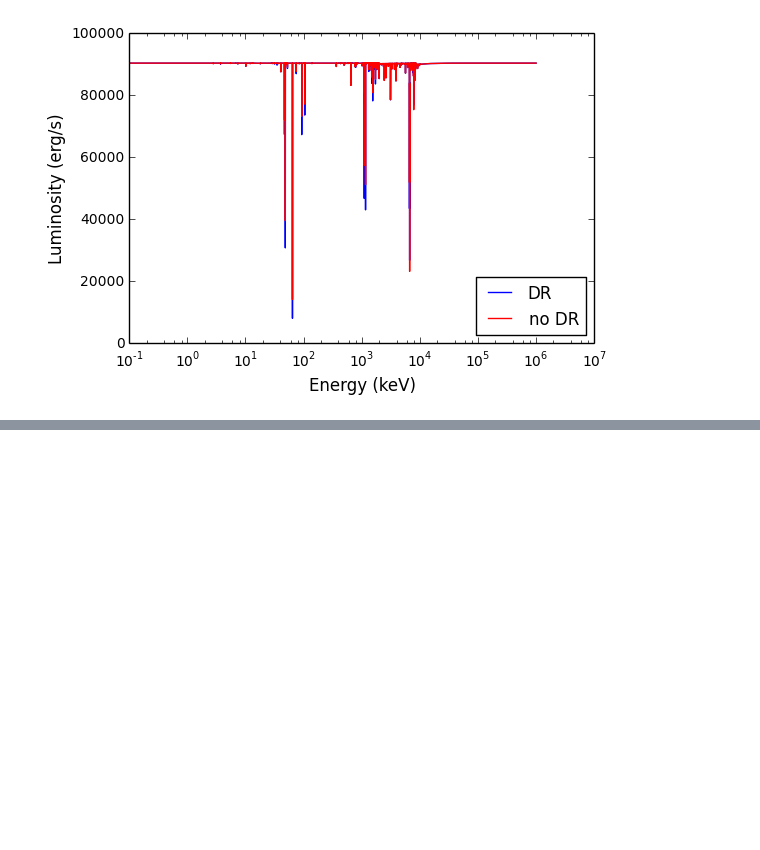
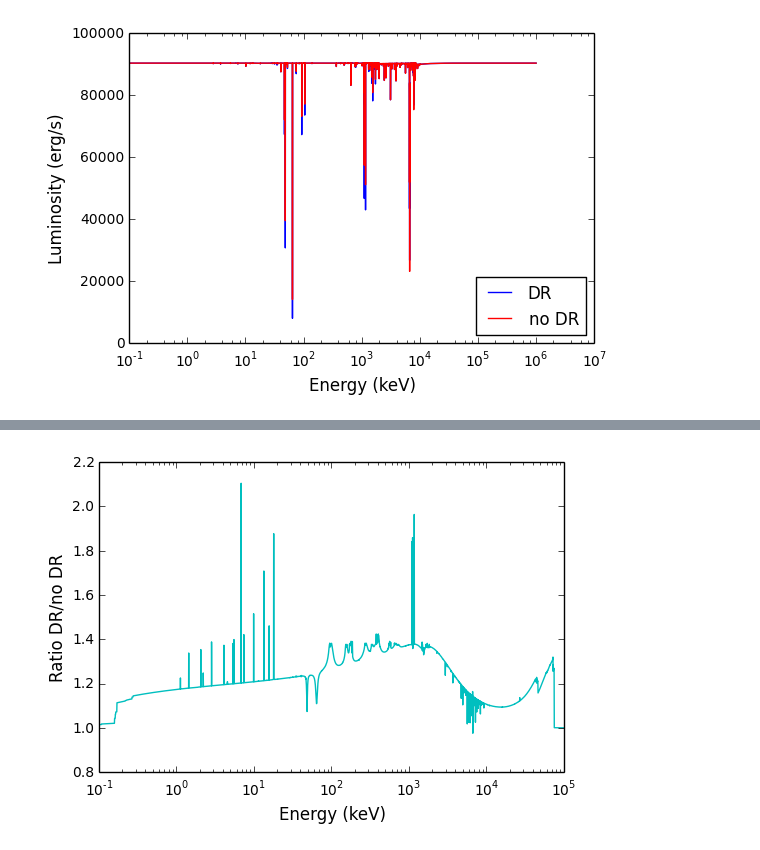
Before and after one commit to jajgarcia/XSTAR-out, a Jupyter notebook: check_xstar.ipynb, the cells around one changed output, grey strips where cells are left out. Cells and saved outputs as stored; diff of their text form; code cells hidden in the pictures; blank space fills up the shorter version.

```diff
--- a/check_xstar.ipynb
+++ b/check_xstar.ipynb
@@ -64,2 +100,20 @@ plt.show()  #
+# %%
+# Square figure
+fig, (ax) = plt.subplots(1,1,facecolor='w',figsize=(6,4))
+
+ax.semilogx(ene1,emit1/emit2,'c')
+
+# Labels
+plt.xlabel('Energy (keV)')
+plt.ylabel('Ratio DR/no DR')
+
+#limits
+plt.xlim(0.1,1.e5)
+plt.ylim(0.8,2.2)
+
+# -----------------------------------------------------------
+plt.show()  #
+# %% [output]
+[figure, added]
 # %%
 fig.savefig('plots.pdf', bbox_inches='tight')
```
Also changed, not shown: parts of 3 cells of this notebook.
